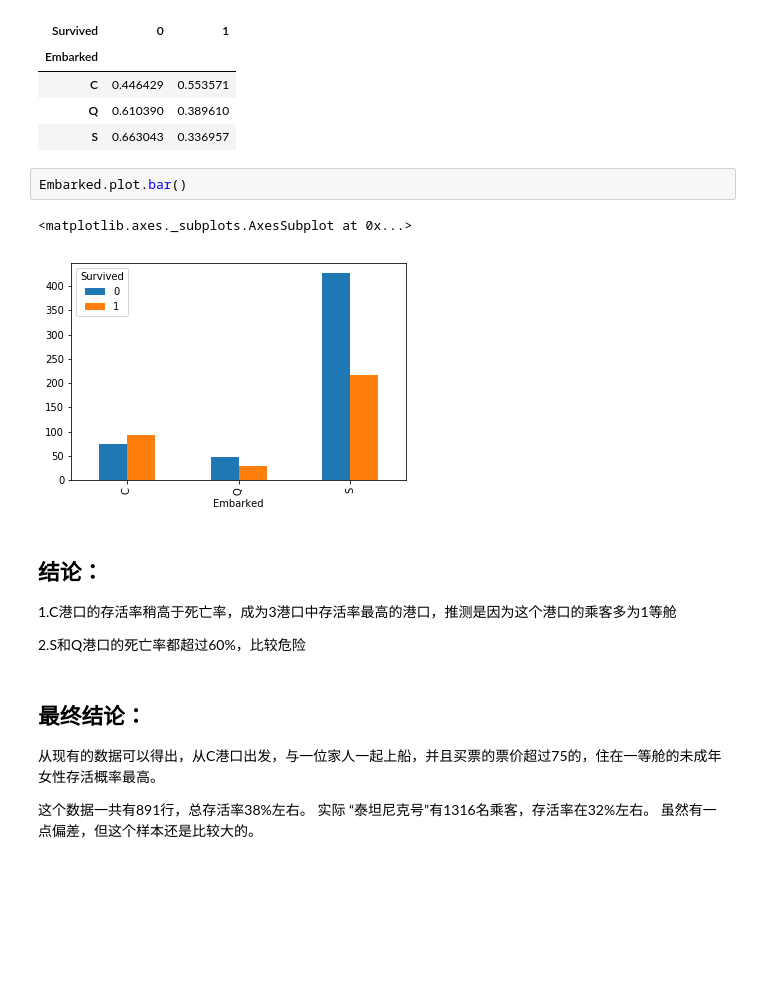
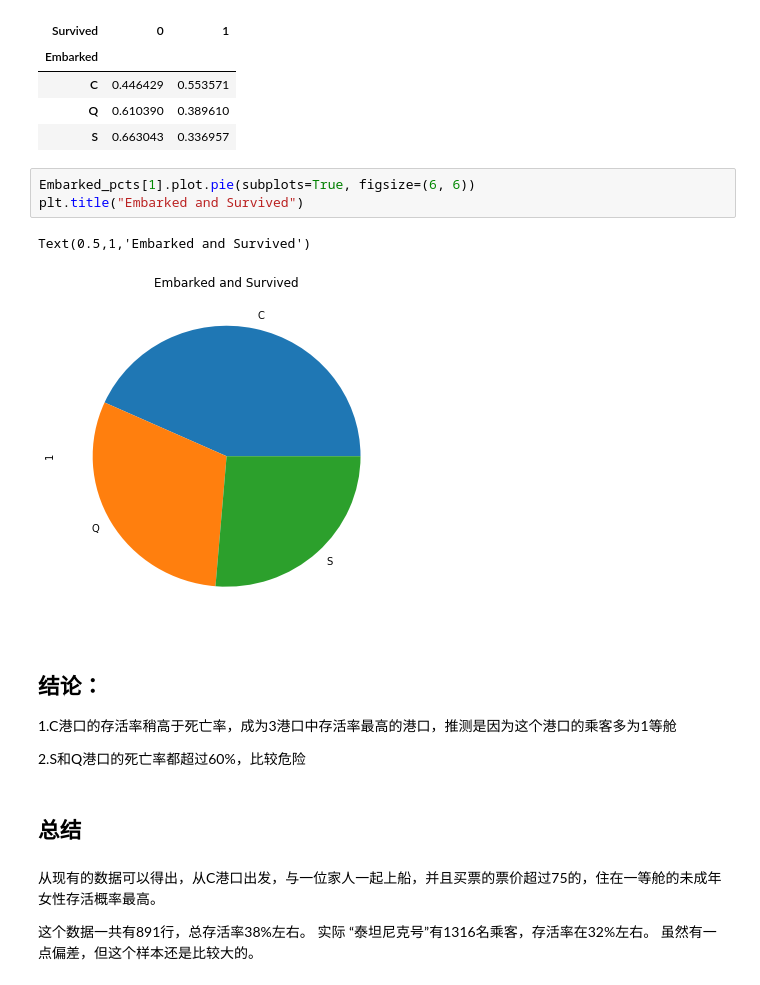
Before and after one commit to hjh399/data-analysis, a Jupyter notebook: project/titanic-data.ipynb, the cells around one changed output. Cells and saved outputs as stored; diff of their text form; blank space fills up the shorter version.

```diff
--- a/project/titanic-data.ipynb
+++ b/project/titanic-data.ipynb
@@ -325,19 +325,20 @@ Embarked_pcts
 | C | 0.446429 | 0.553571 |
 | Q | 0.610390 | 0.389610 |
 | S | 0.663043 | 0.336957 |
-# %%
-Embarked.plot.bar()
-# %% [output]
-<matplotlib.axes._subplots.AxesSubplot at 0x...>
-[figure, removed]
+# %%
+Embarked_pcts[1].plot.pie(subplots=True, figsize=(6, 6))
+plt.title("Embarked and Survived")
+# %% [output]
+Text(0.5,1,'Embarked and Survived')
+[figure, added]
 # %% [markdown]
 ## 结论：
 1.C港口的存活率稍高于死亡率，成为3港口中存活率最高的港口，推测是因为这个港口的乘客多为1等舱
 
 2.S和Q港口的死亡率都超过60%，比较危险
+# %% [markdown]
+## 总结
 # %% [markdown]
-## 最终结论：
-
 从现有的数据可以得出，从C港口出发，与一位家人一起上船，并且买票的票价超过75的，住在一等舱的未成年女性存活概率最高。
 
 这个数据一共有891行，总存活率38%左右。
```
Also changed, not shown: parts of 1 cell of this notebook.
